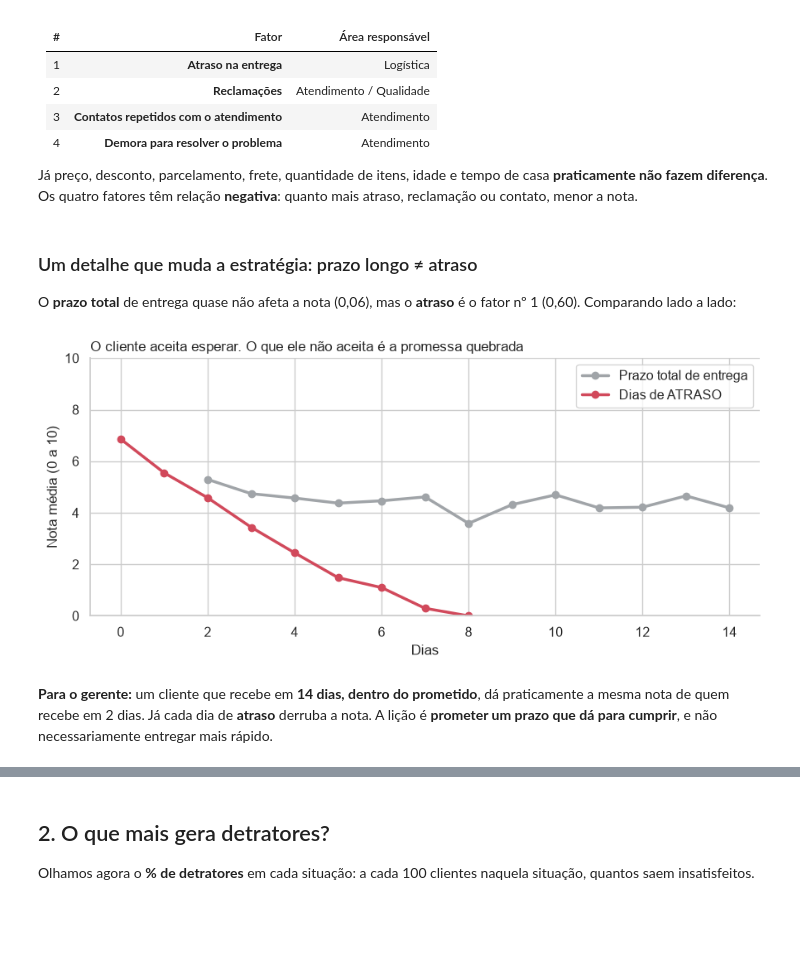
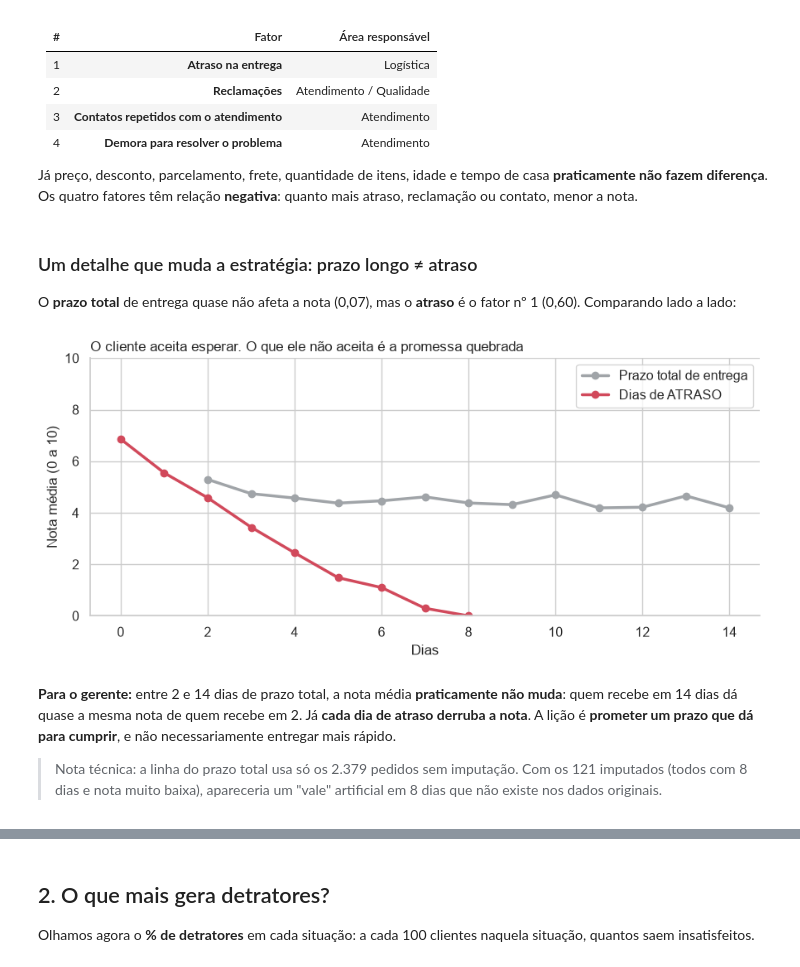
Before and after one commit to CristovaoTorres/techchallenge-fase1-nps, a Jupyter notebook: notebooks/03_eda.ipynb, the cells around one changed output, grey strips where cells are left out. Saved outputs shown, nothing was run; the diff lists cells and outputs as text; code cells hidden in the pictures; blank space fills up the shorter version.

```diff
--- a/notebooks/03_eda.ipynb
+++ b/notebooks/03_eda.ipynb
@@ -28,20 +28,39 @@ import numpy as np
 import pandas as pd
 import seaborn as sns
 from IPython.display import display
+from scipy import stats
 
-RAIZ_PROJETO = Path.cwd().parent if Path.cwd().name == "notebooks" else Path.cwd()
-sys.path.append(str(RAIZ_PROJETO))
+# Permite importar o pacote src/ tanto a partir de notebooks/ quanto da raiz do projeto
+sys.path.append(
+    str(Path.cwd().resolve().parent if Path.cwd().name == "notebooks" else Path.cwd().resolve())
+)
 
-from src.preparacao import calcular_nps, carregar_base_tratada  # noqa: E402
+from src.preparacao import (  # noqa: E402 (precisa vir depois do sys.path)
+    JORNADA_CRITICA,
+    JORNADA_PERFEITA,
+    LIMITE_NEUTRO,
+    RAIZ_PROJETO,
+    calcular_nps,
+    carregar_base_tratada,
+)
 
 PASTA_FIGURAS = RAIZ_PROJETO / "reports" / "figures"
 PASTA_FIGURAS.mkdir(parents=True, exist_ok=True)
+
+# Limiares de leitura usados nos gráficos. O "porquê" de cada um:
+LIMIAR_FORCA_RELEVANTE = 0.15  # abaixo disso a relação é fraca demais para orientar uma ação
+PCT_DETRATORES_CRITICO = 90  # "9 em cada 10": situação em que a experiência está perdida
+PCT_DETRATORES_SATURACAO = 95  # a partir daqui dizemos que "praticamente todos" viram detratores
+N_MINIMO_CELULA = 30  # células do mapa de calor com menos clientes que isso não são mostradas
+N_BOOTSTRAP = 2000  # reamostragens para o intervalo de confiança do NPS
+SEMENTE = 42  # torna o bootstrap reproduzível
+NIVEL_SIGNIFICANCIA = 0.05  # p-valor abaixo disso = diferença maior do que o acaso explicaria
 
 # Paleta única no projeto inteiro (os mesmos tons vão para os slides)
 COR_DETRATOR = "#D1495B"
 COR_NEUTRO = "#A0A4A8"
 COR_PROMOTOR = "#2E9E6B"
-COR_DESTAQUE = "#D1495B"
+COR_DESTAQUE = COR_DETRATOR  # o destaque dos gráficos é sempre "o que gera detrator"
 COR_BASE = "#6C8EBF"
 
 sns.set_theme(style="whitegrid", font_scale=1.05)
@@ -49,5 +68,10 @@ plt.rcParams["axes.spines.top"] = False
 plt.rcParams["axes.spines.right"] = False
 
 df = carregar_base_tratada()
-print(f"{len(df)} pedidos carregados")
+
+# Nas análises que usam o PRAZO TOTAL, deixamos de fora os 121 pedidos cujo prazo foi imputado
+# no notebook 02: um valor estimado não pode gerar um padrão "real" no gráfico.
+df_prazo_confiavel = df[df["flag_inconsistencia_prazo"] == 0]
+
+print(f"{len(df)} pedidos carregados ({len(df_prazo_confiavel)} com prazo total confiável)")
 # %% [output]
@@ -176,38 +216,41 @@ Já preço, desconto, parcelamento, frete, quantidade de itens, idade e tempo de
 # %% [markdown]
 ### Um detalhe que muda a estratégia: prazo longo ≠ atraso
 
-O **prazo total** de entrega quase não afeta a nota (0,06), mas o **atraso** é o fator nº 1 (0,60). Comparando lado a lado:
+O **prazo total** de entrega quase não afeta a nota (0,07), mas o **atraso** é o fator nº 1 (0,60). Comparando lado a lado:
 # %%
-nota_por_prazo = df.groupby("delivery_time_days")["nps_score"].mean()
+# Prazo total: só pedidos sem imputação. Atraso: todos (a coluna de atraso não foi alterada)
+nota_por_prazo = df_prazo_confiavel.groupby("delivery_time_days")["nps_score"].mean()
 nota_por_atraso = df.groupby("delivery_delay_days")["nps_score"].mean()
 
 fig, ax = plt.subplots(figsize=(9, 4.2))
 ax.plot(
     nota_por_prazo.index,
     nota_por_prazo.values,
     "o-",
     color=COR_NEUTRO,
     lw=2.5,
     label="Prazo total de entrega",
 )
 ax.plot(
     nota_por_atraso.index,
     nota_por_atraso.values,
     "o-",
     color=COR_DESTAQUE,
     lw=2.5,
     label="Dias de ATRASO",
 )
 ax.set_title(
     "O cliente aceita esperar. O que ele não aceita é a promessa quebrada", loc="left", fontsize=12
 )
 ax.set_xlabel("Dias")
 ax.set_ylabel("Nota média (0 a 10)")
 ax.set_ylim(0, 10)
 ax.legend()
 salvar_figura("03_03_prazo_vs_atraso.png")
 plt.show()
 # %% [output]
-[figure, old version]
+[figure, new version]
 # %% [markdown]
-**Para o gerente:** um cliente que recebe em **14 dias, dentro do prometido**, dá praticamente a mesma nota de quem recebe em 2 dias. Já cada dia de **atraso** derruba a nota. A lição é **prometer um prazo que dá para cumprir**, e não necessariamente entregar mais rápido.
+**Para o gerente:** entre 2 e 14 dias de prazo total, a nota média **praticamente não muda**: quem recebe em 14 dias dá quase a mesma nota de quem recebe em 2. Já **cada dia de atraso derruba a nota**. A lição é **prometer um prazo que dá para cumprir**, e não necessariamente entregar mais rápido.
+
+> Nota técnica: a linha do prazo total usa só os 2.379 pedidos sem imputação. Com os 121 imputados (todos com 8 dias e nota muito baixa), apareceria um "vale" artificial em 8 dias que não existe nos dados originais.
```
Also changed, not shown: parts of 27 cells of this notebook, 14 other files.
